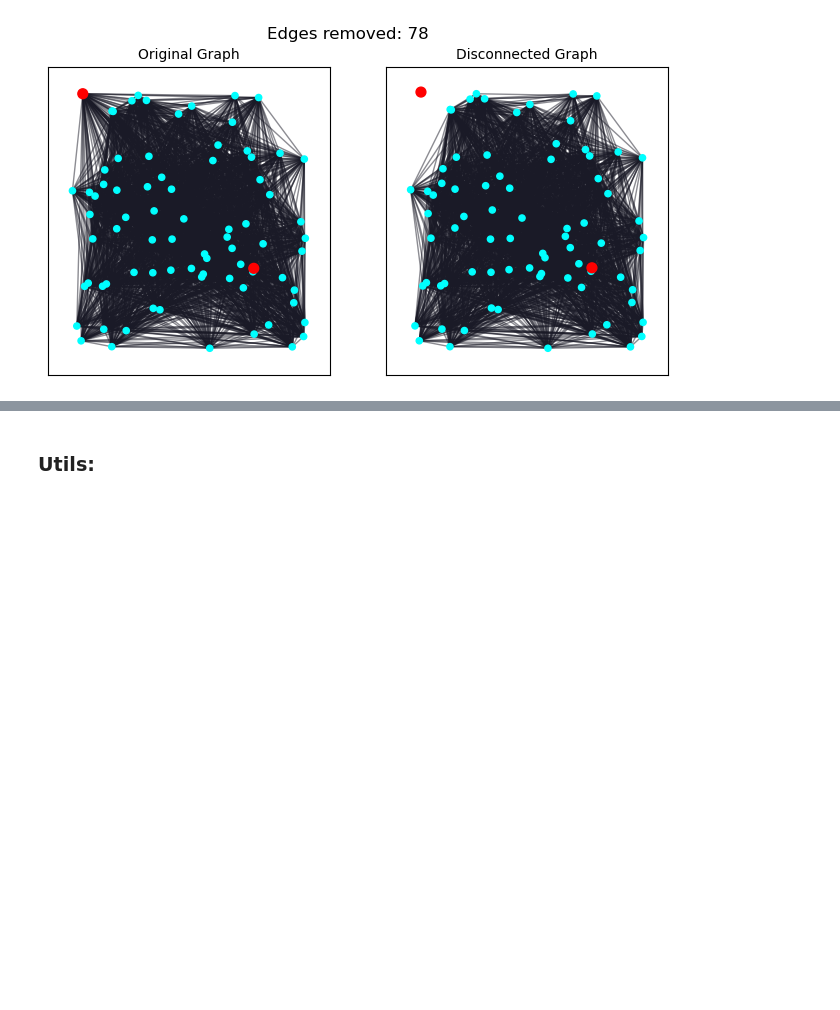
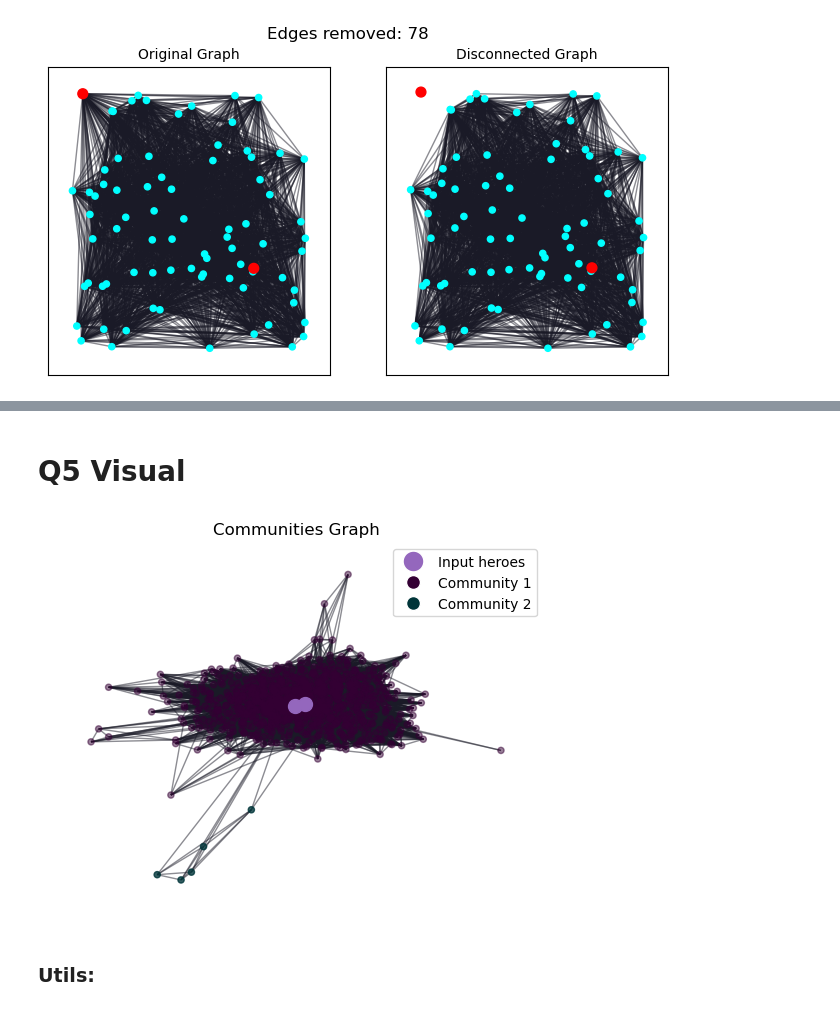
Before and after one commit to marcusreal/ADM_HW5, a Jupyter notebook: q4.ipynb, the cells around one changed output, grey strips where cells are left out. Saved outputs shown, nothing was run; the diff lists cells and outputs as text; code cells hidden in the pictures; blank space fills up the shorter version.

```diff
--- a/q4.ipynb
+++ b/q4.ipynb
@@ -134,0 +158,27 @@ nx.draw_networkx(new_graph, pos=pos, node_size=size_n, edge_color=(.102, .102, .
+# %%
+def girvan_newman(graph:nx.Graph, n_comunities=2):
+    counter = 0
+    sg = nx.connected_components(graph)
+    sg_count = nx.number_connected_components(graph)
+
+    while(sg_count < n_comunities):
+
+        cent = nx.edge_betweenness_centrality(graph)   # Compute EBC
+        node_1, node_2 = sorted(cent.items(), key=lambda item: item[1], reverse = True)[0][0]    # Take the one with highest EBC
+        graph.remove_edge(node_1, node_2)
+        sg = nx.connected_components(graph)
+        sg_count = nx.number_connected_components(graph)
+        counter += 1
+    c = [community for community in nx.connected_components(graph)]
+    return counter, c
+# %%
+def function_5(graph:nx.Graph, Hero_1, Hero_2, N=None, n_comunities=2):
+    is_same_group = False
+    n, comunities = girvan_newman(graph, n_comunities)
+    for c in comunities:
+        if Hero_1 in c and Hero_2 in c:
+            is_same_group = True
+            break
+    return n, comunities, is_same_group
+# %%
+G = graph_n(G1,1000)
@@ -135,3 +189,24 @@ nx.draw_networkx(new_graph, pos=pos, node_size=size_n, edge_color=(.102, .102, .
+# %% [markdown]
+# Q5 Visual
+# %%
+n,c,same = function_5(G.copy(), "CAPTAIN AMERICA", "IRON MAN/TONY STARK")
+# %%
+color_n = [(.102,.0,.51,1) if node in ["CAPTAIN AMERICA","IRON MAN/TONY STARK"] else (.204, .0, .204,.5) if node in c[0] else (.0, .208, .225,.8) for node in G.nodes()]
+size_n = [[100 if node in ["CAPTAIN AMERICA","IRON MAN/TONY STARK"] else 1 for node in list(G.nodes)]]
+labels = {node:("CAPTAIN AMERICA" if node == "CAPTAIN AMERICA" else "IRON MAN" if node == "IRON MAN/TONY STARK" else "") for node in G.nodes()}
+#pos = nx.spring_layout(G)
+
+
+plt.title("Communities Graph")
+legend = [Line2D([0],[0],marker="o", color='w' , markerfacecolor="tab:purple",label="Input heroes", markersize=15),
+           Line2D([0],[0],marker="o", color='w', markerfacecolor=(.204, .0, .204, 1) , label="Community 1", markersize=10),
+           Line2D([0],[0],marker="o", color='w', markerfacecolor=(.0, .208, .225, 1) , label="Community 2", markersize=10)]
+plt.legend(handles=legend)
+plt.axis('off')
+nx.draw_networkx(G, pos=pos, node_size=20, edge_color=(.102, .102, .153, .5), with_labels=False, node_color=color_n, labels=labels)
+nx.draw_networkx(G.subgraph(["CAPTAIN AMERICA","IRON MAN/TONY STARK"]), pos=pos, node_size=100, edge_color=(.102, .102, .153, .5), with_labels=False, node_color="tab:purple")
+# %% [output]
+[figure, added]
 # %% [markdown]
 ### Utils:
 # %%
```
Also changed, not shown: parts of 11 cells of this notebook, 2 other files.
